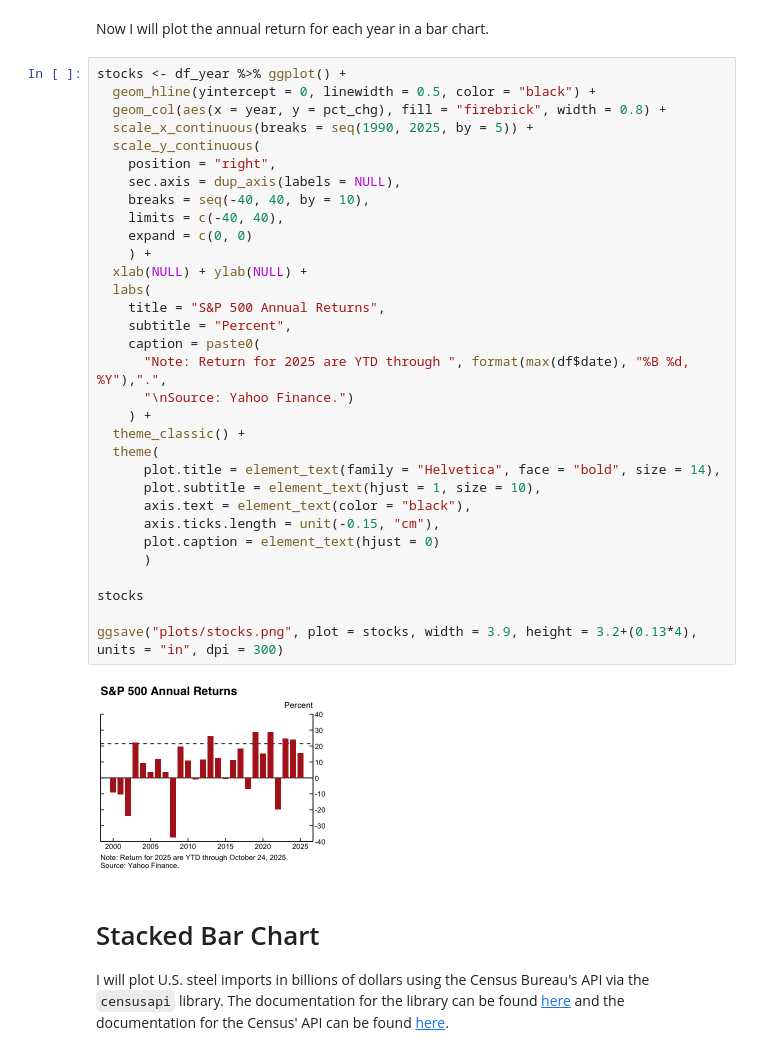
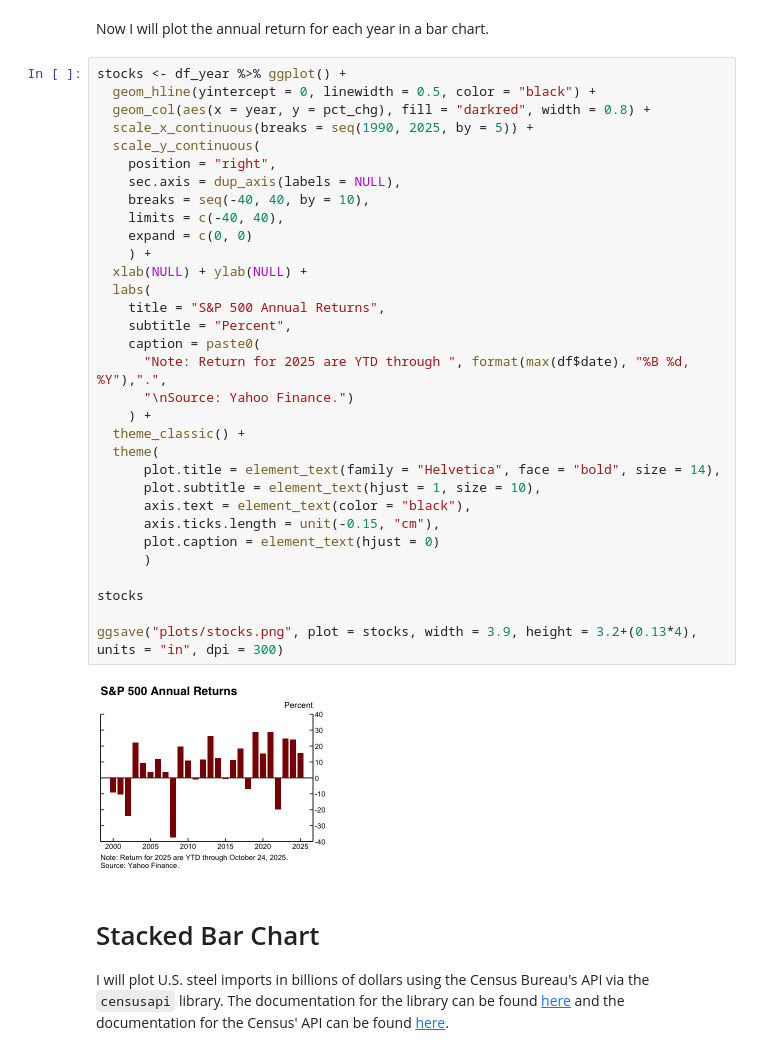
Before and after one commit to maha4028/economic-charting, a Jupyter notebook: generate_plots.ipynb, the cells around one changed output. Saved outputs shown, nothing was run; the diff lists cells and outputs as text.

```diff
--- a/generate_plots.ipynb
+++ b/generate_plots.ipynb
@@ -571,37 +575,37 @@ Now I will plot the annual return for each year in a bar chart.
 # %%
 stocks <- df_year %>% ggplot() +
   geom_hline(yintercept = 0, linewidth = 0.5, color = "black") +
-  geom_col(aes(x = year, y = pct_chg), fill = "firebrick", width = 0.8) +
+  geom_col(aes(x = year, y = pct_chg), fill = "darkred", width = 0.8) +
   scale_x_continuous(breaks = seq(1990, 2025, by = 5)) +
   scale_y_continuous(
     position = "right",
     sec.axis = dup_axis(labels = NULL),
     breaks = seq(-40, 40, by = 10),
     limits = c(-40, 40),
     expand = c(0, 0)
     ) +
   xlab(NULL) + ylab(NULL) +
   labs(
     title = "S&P 500 Annual Returns",
     subtitle = "Percent",
     caption = paste0(
       "Note: Return for 2025 are YTD through ", format(max(df$date), "%B %d, %Y"),".",
       "\nSource: Yahoo Finance.")
     ) +
   theme_classic() +
   theme(
       plot.title = element_text(family = "Helvetica", face = "bold", size = 14),
       plot.subtitle = element_text(hjust = 1, size = 10),
       axis.text = element_text(color = "black"),
       axis.ticks.length = unit(-0.15, "cm"),
       plot.caption = element_text(hjust = 0)
       )
 
 stocks
 
 ggsave("plots/stocks.png", plot = stocks, width = 3.9, height = 3.2+(0.13*4), units = "in", dpi = 300)
 # %% [output]
-[figure, old version]
+[figure, new version]
 # %% [markdown]
 # Stacked Bar Chart
 I will plot U.S. steel imports in billions of dollars using the Census Bureau's API via the `censusapi` library. The documentation for the library can be found [here](https://cran.r-project.org/web/packages/censusapi/censusapi.pdf) and the documentation for the Census' API can be found [here](https://www.census.gov/foreign-trade/reference/guides/Guide_to_International_Trade_Datasets.pdf).
```
Also changed, not shown: parts of 6 cells of this notebook, 5 other files.
